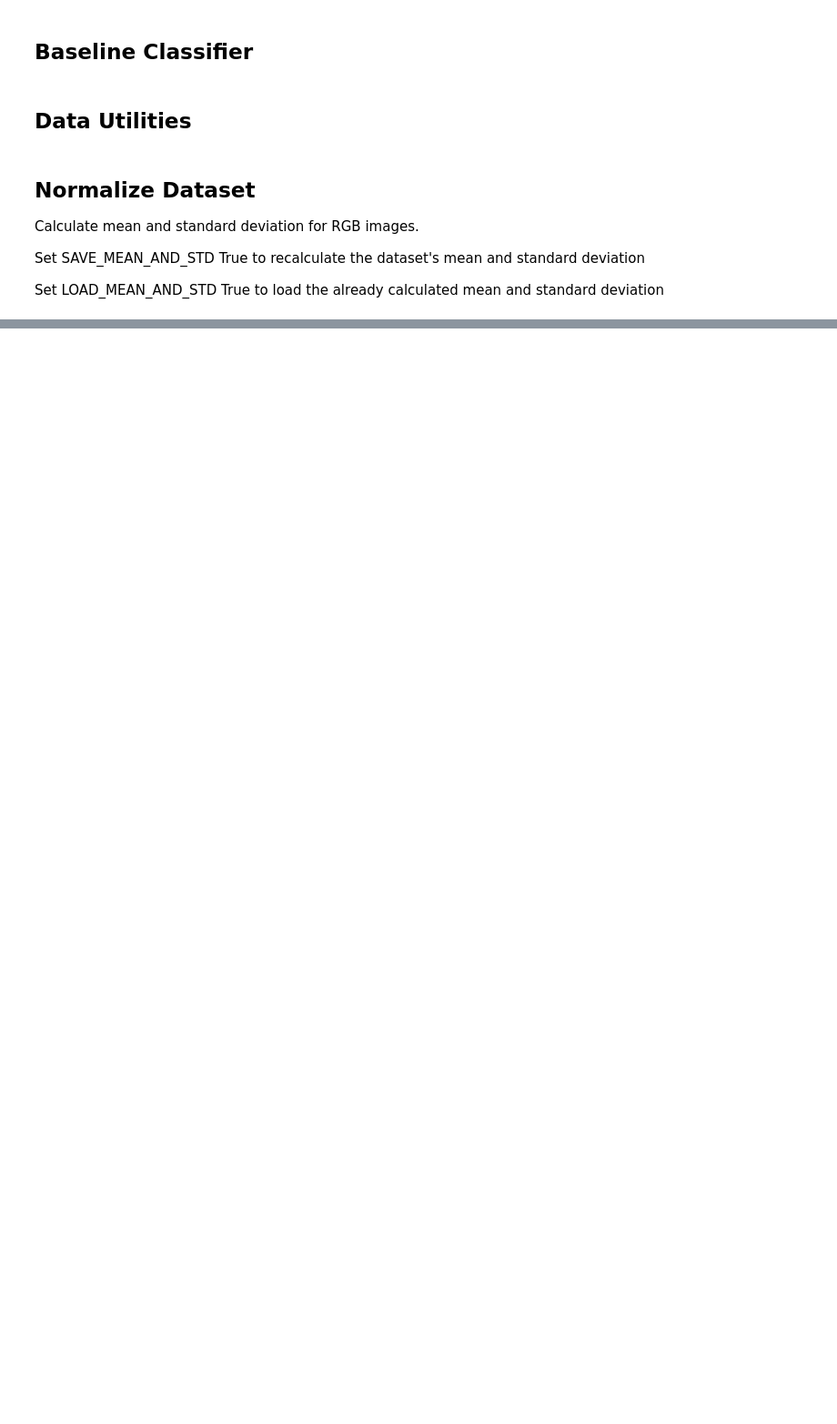
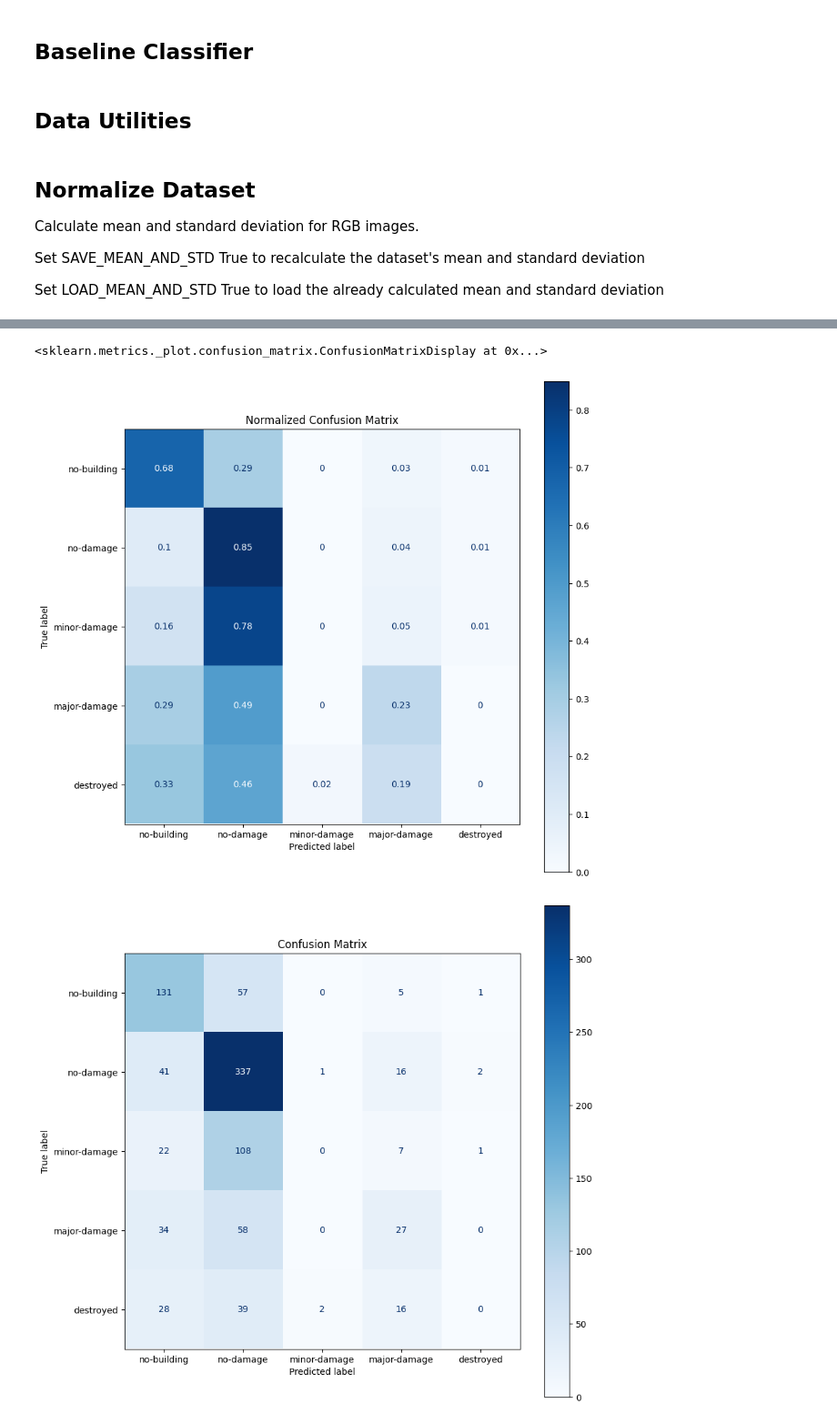
Before and after one commit to vrosenberg/HTCV-Sem, a Jupyter notebook: notebooks/baseline.ipynb, the cells around one changed output, grey strips where cells are left out. Shown at 91% size. Saved outputs shown, nothing was run; the diff lists cells and outputs as text; code cells hidden in the pictures; blank space fills up the shorter version.

```diff
--- a/notebooks/baseline.ipynb
+++ b/notebooks/baseline.ipynb
@@ -272,3 +355,3 @@ Setup evaluating test performance
 # %%
-test_dataset = torchvision.datasets.ImageFolder(os.path.join(DATASET_FOLDER_PATH, "test"), transform=transform)
+test_dataset = torchvision.datasets.ImageFolder(os.path.join(DATASET_DIR, "test"), transform=transform)
 test_dataloader = torch.utils.data.DataLoader(test_dataset, batch_size=BATCH_SIZE, shuffle=False,num_workers=2, pin_memory=True)
@@ -370,0 +364,22 @@ Created in <span style='font-weight:600;margin-left:4px;'>Deepnote</span></a>
+# %%
+model.eval()
+model.to(DEVICE)
+
+y_pred, y_truth = [], []
+
+with torch.no_grad():
+    for idx,(images, labels) in enumerate(test_dataloader):
+        images = images.to(DEVICE)
+        labels = labels.to(DEVICE)
+
+        outputs = model(images)
+        _, predicted = torch.max(outputs.data, 1)
+
+        total += labels.size(0)
+        correct += (predicted == labels).sum().item()
+
+        y_truth.extend(labels.cpu().numpy())
+        y_pred.extend(predicted.cpu().numpy())
+accuracy = correct / total
+y_truth = torch.tensor(y_truth)
+y_pred = torch.tensor(y_pred)
@@ -370,0 +389,20 @@ Created in <span style='font-weight:600;margin-left:4px;'>Deepnote</span></a>
+# %%
+cm_norm = confusion_matrix(y_truth, y_pred, normalize="true")
+cm = confusion_matrix(y_truth, y_pred)
+l = [SCORE_TO_DAMAGE_LEVEL[i] for i in range(NUM_CLASSES)]
+
+overall_accuracy = np.sum(np.diag(cm))/np.sum(cm)
+print(f'Overall Accuracy: {overall_accuracy}')
+average_accuracy =  np.mean(np.diag(cm) / np.sum(cm, axis=1))
+print(f'Average Accuracy: {average_accuracy}')
+
+disp = ConfusionMatrixDisplay(np.around(cm_norm, decimals=2), display_labels=l)
+_, ax = plt.subplots(figsize=(10,10))
+ax.set_title("Normalized Confusion Matrix")
+disp.plot(ax=ax, cmap="Blues")
+
+disp = ConfusionMatrixDisplay(np.around(cm, decimals=2), display_labels=l)
+_, ax = plt.subplots(figsize=(10,10))
+ax.set_title("Confusion Matrix")
+disp.plot(ax=ax, cmap="Blues")
+# %% [output]
@@ -370,0 +411,3 @@ Created in <span style='font-weight:600;margin-left:4px;'>Deepnote</span></a>
+<sklearn.metrics._plot.confusion_matrix.ConfusionMatrixDisplay at 0x...>
+[figure, added]
+[figure, added]
```
Also changed, not shown: parts of 35 cells of this notebook, 7 other files.
